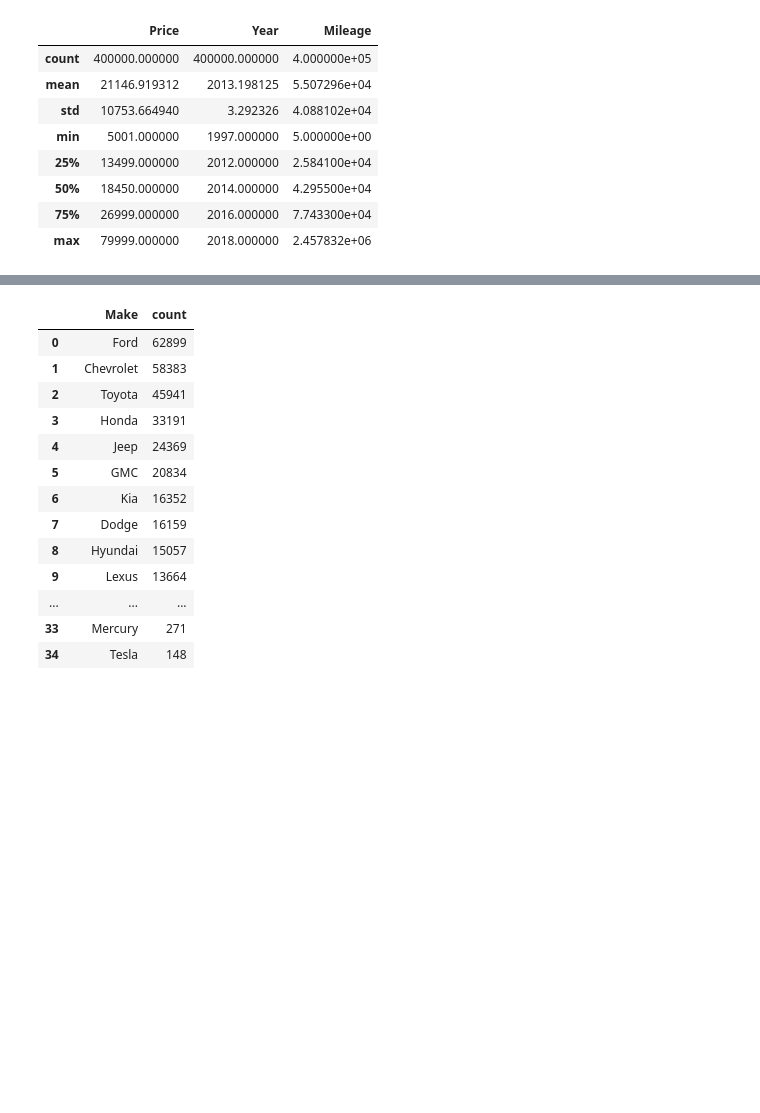
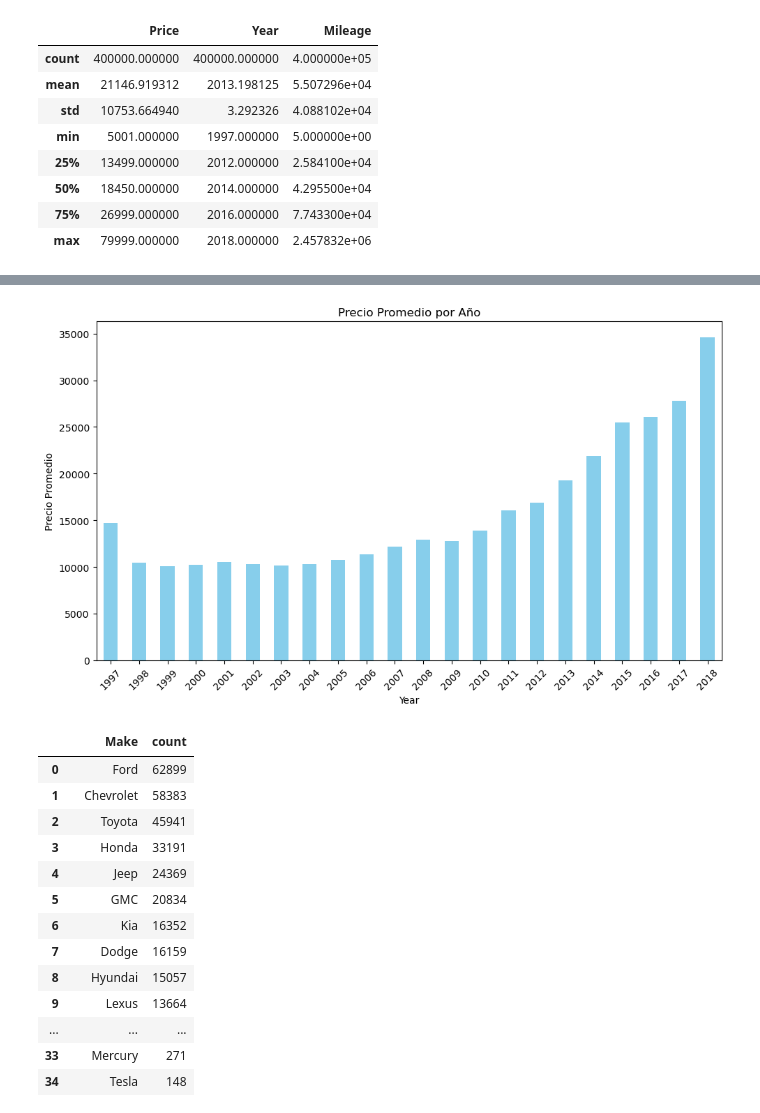
Before and after one commit to elkindavid/cars-dsa, a Jupyter notebook: cars-code.ipynb, the cells around one changed output, grey strips where cells are left out. Cells and saved outputs as stored; diff of their text form; code cells hidden in the pictures; blank space fills up the shorter version.

```diff
--- a/cars-code.ipynb
+++ b/cars-code.ipynb
@@ -50,3 +79,21 @@ data.describe()
+# %%
+
+# Agrupa por "Model" y calcula el precio promedio
+df_Y = data.groupby("Year")["Price"].mean()
+
+# Crea un gráfico
+plt.figure(figsize=(10, 6))
+df_Y.plot(kind="bar", color='skyblue')
+plt.title("Precio Promedio por Año")
+plt.xlabel("Year")
+plt.ylabel("Precio Promedio")
+plt.xticks(rotation=45)
+plt.tight_layout()
+
+
+plt.show()
+# %% [output]
+[figure, added]
 # %%
 df=pd.DataFrame(data['Make'].value_counts()).reset_index().rename(columns={'index':'make'})
 df
```
Also changed, not shown: parts of 1 cell of this notebook.
